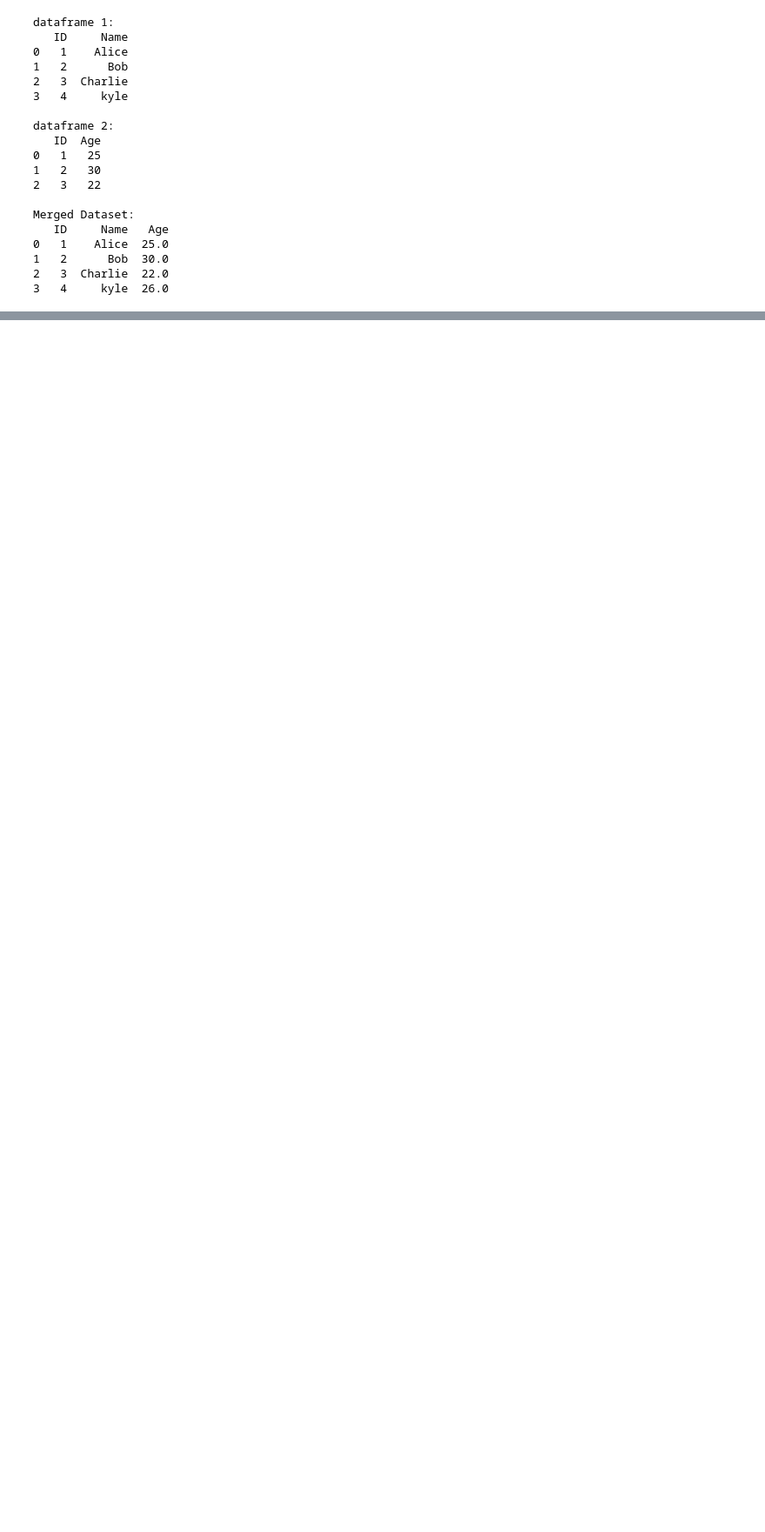
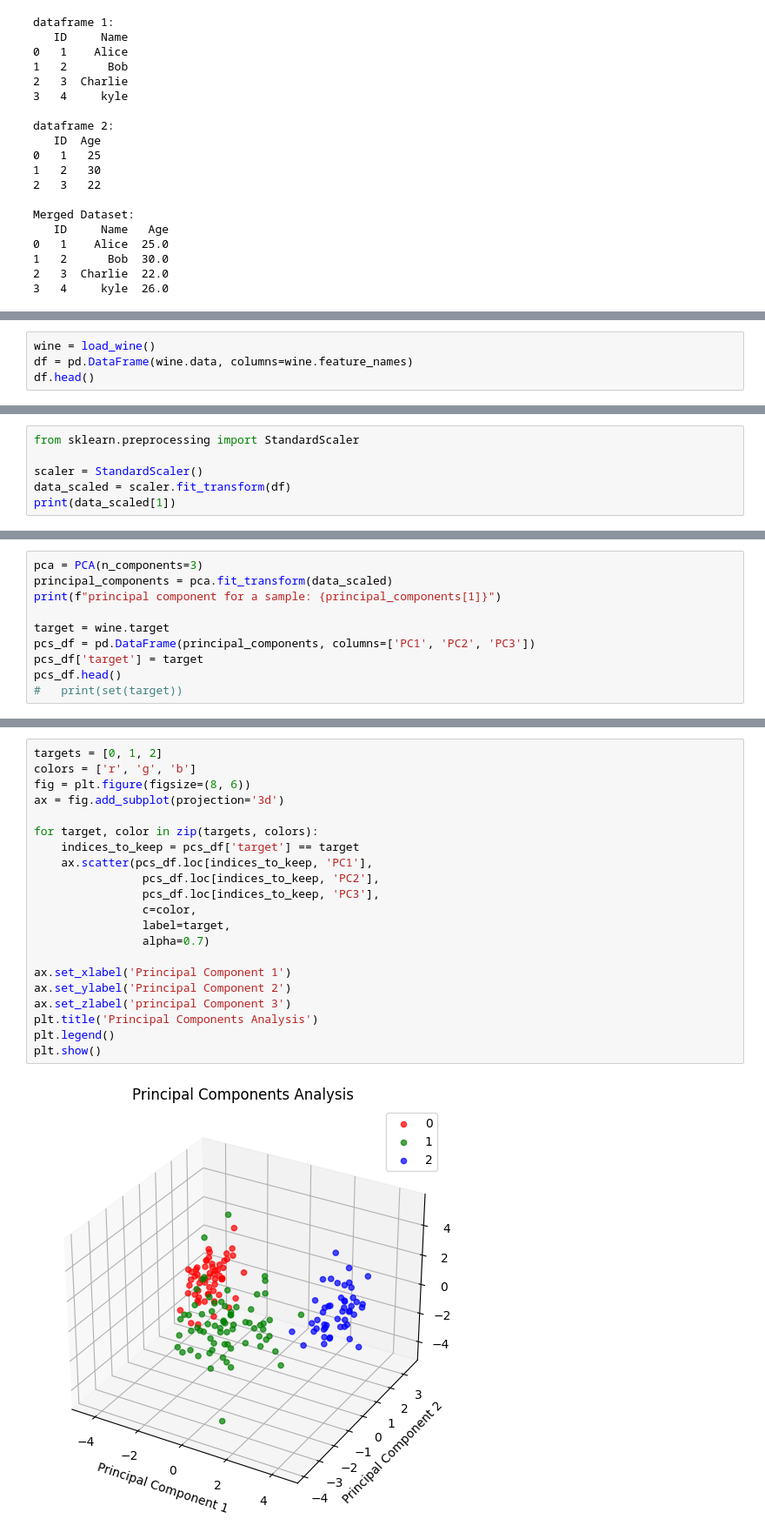
Before and after one commit to amirabbasgashtil/data-mining-course, a Jupyter notebook: notebooks/Han_chapter2.ipynb, the cells around one changed output, grey strips where cells are left out. Shown at 87% size. Saved outputs shown, nothing was run; the diff lists cells and outputs as text; blank space fills up the shorter version.

```diff
--- a/notebooks/Han_chapter2.ipynb
+++ b/notebooks/Han_chapter2.ipynb
@@ -740,0 +883,4 @@ Merged Dataset:
+# %%
+wine = load_wine()
+df = pd.DataFrame(wine.data, columns=wine.feature_names)
+df.head()
@@ -740,0 +896,6 @@ Merged Dataset:
+# %%
+from sklearn.preprocessing import StandardScaler
+
+scaler = StandardScaler()
+data_scaled = scaler.fit_transform(df)
+print(data_scaled[1])
@@ -740,0 +908,10 @@ Merged Dataset:
+# %%
+pca = PCA(n_components=3)
+principal_components = pca.fit_transform(data_scaled)
+print(f"principal component for a sample: {principal_components[1]}")
+
+target = wine.target
+pcs_df = pd.DataFrame(principal_components, columns=['PC1', 'PC2', 'PC3'])
+pcs_df['target'] = target
+pcs_df.head()
+#   print(set(target))
@@ -740,0 +928,23 @@ Merged Dataset:
+# %%
+targets = [0, 1, 2]
+colors = ['r', 'g', 'b']
+fig = plt.figure(figsize=(8, 6))
+ax = fig.add_subplot(projection='3d')
+
+for target, color in zip(targets, colors):
+    indices_to_keep = pcs_df['target'] == target
+    ax.scatter(pcs_df.loc[indices_to_keep, 'PC1'],
+                pcs_df.loc[indices_to_keep, 'PC2'],
+                pcs_df.loc[indices_to_keep, 'PC3'],
+                c=color,
+                label=target,
+                alpha=0.7)
+
+ax.set_xlabel('Principal Component 1')
+ax.set_ylabel('Principal Component 2')
+ax.set_zlabel('principal Component 3')
+plt.title('Principal Components Analysis')
+plt.legend()
+plt.show()
+# %% [output]
+[figure, added]
```
Also changed, not shown: parts of 22 cells of this notebook.
